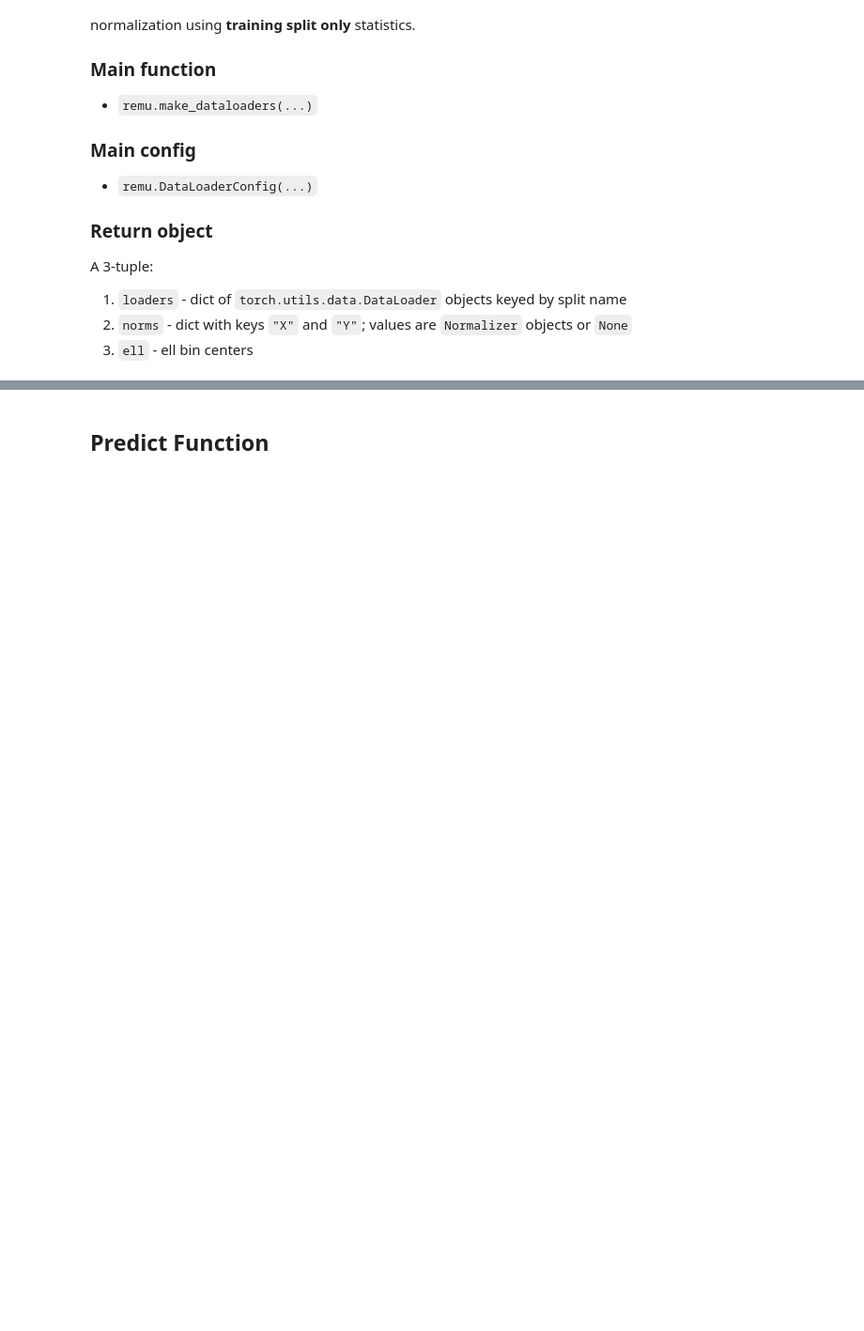
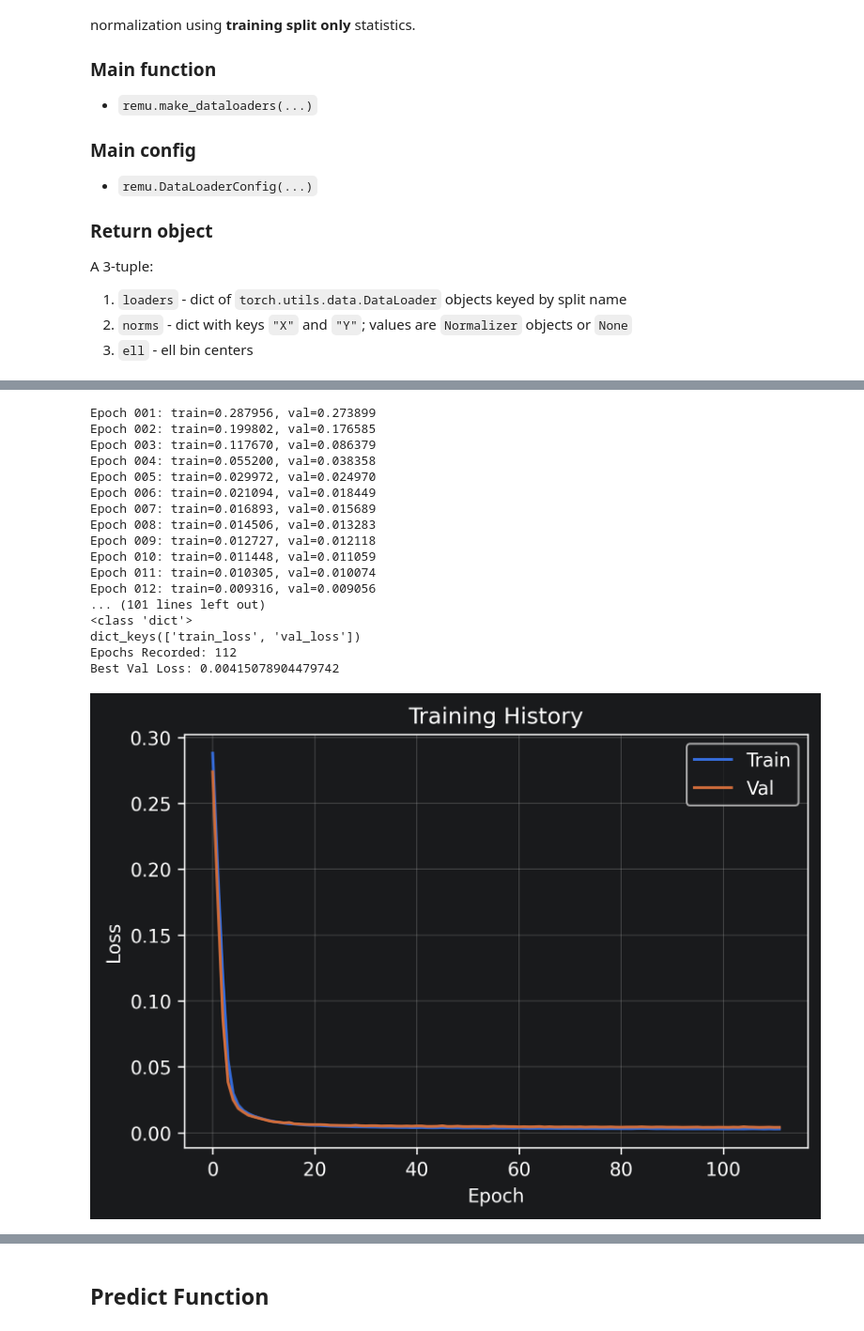
Before and after one commit to RobertxPearce/reionization-emulator, a Jupyter notebook: docs/reionemu_package_example.ipynb, the cells around one changed output, grey strips where cells are left out. Shown at 94% size. Drawn from its saved outputs; the diff is of its cells as text; code cells hidden in the pictures; blank space fills up the shorter version.

```diff
--- a/docs/reionemu_package_example.ipynb
+++ b/docs/reionemu_package_example.ipynb
@@ -379,3 +513,59 @@ The training utility expects:
 A `dict` with:
 - `"train_loss"` $\rightarrow$ list of train losses by epoch
 - `"val_loss"` $\rightarrow$ list of validation losses by epoch
+# %%
+%%time
+
+fit_config = remu.FitConfig(
+    epochs=best_config["epochs"],
+    device="cpu",
+    early_stopping_patience=best_config["early_stopping_patience"],
+    gradient_clipping=best_config["gradient_clipping"],
+)
+
+model = remu.build_four_param_model(best_config)
+optimizer = remu.build_optimizer(model, best_config)
+loss_fn = torch.nn.MSELoss()
+
+history = remu.fit(
+    model=model,
+    train_loader=loaders["train"],
+    val_loader=loaders["val"],
+    optimizer=optimizer,
+    loss_fn=loss_fn,
+    config=fit_config,
+)
+
+print(type(history))
+print(history.keys())
+print("Epochs Recorded:", len(history["train_loss"]))
+print("Best Val Loss:", min(history["val_loss"]))
+
+plt.figure(figsize=(6, 4))
+plt.plot(history["train_loss"], label="Train")
+plt.plot(history["val_loss"], label="Val")
+plt.xlabel("Epoch")
+plt.ylabel("Loss")
+plt.title("Training History")
+plt.legend()
+plt.grid(True, alpha=0.3)
+plt.show()
+# %% [output]
+Epoch 001: train=0.287956, val=0.273899
+Epoch 002: train=0.199802, val=0.176585
+Epoch 003: train=0.117670, val=0.086379
+Epoch 004: train=0.055200, val=0.038358
+Epoch 005: train=0.029972, val=0.024970
+Epoch 006: train=0.021094, val=0.018449
+Epoch 007: train=0.016893, val=0.015689
+Epoch 008: train=0.014506, val=0.013283
+Epoch 009: train=0.012727, val=0.012118
+Epoch 010: train=0.011448, val=0.011059
+Epoch 011: train=0.010305, val=0.010074
+Epoch 012: train=0.009316, val=0.009056
+... (101 lines left out)
+<class 'dict'>
+dict_keys(['train_loss', 'val_loss'])
+Epochs Recorded: 112
+Best Val Loss: 0.00415078904479742
+[figure, new version]
```
Also changed, not shown: parts of 20 cells of this notebook, 26 other files.
